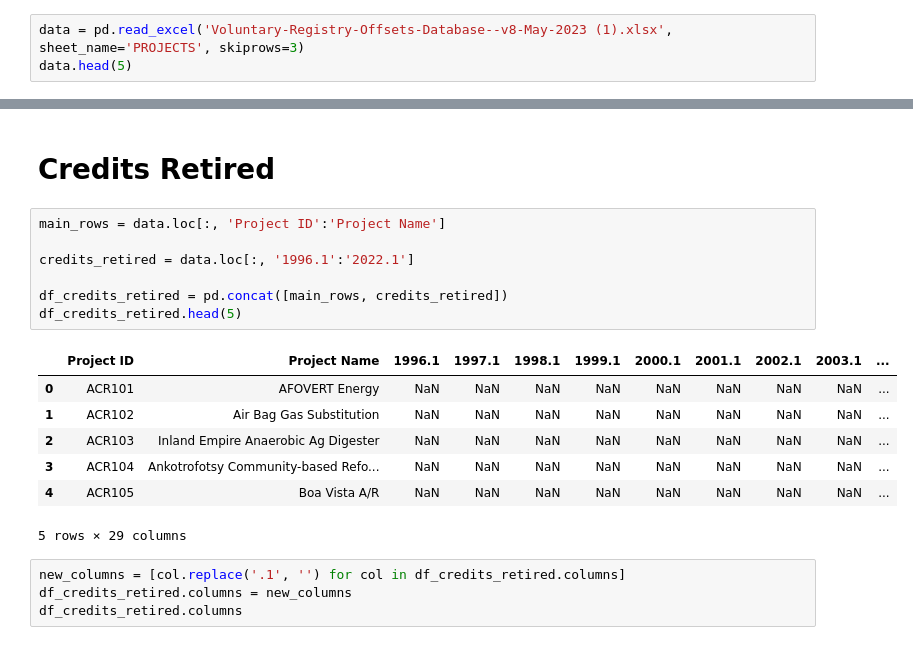
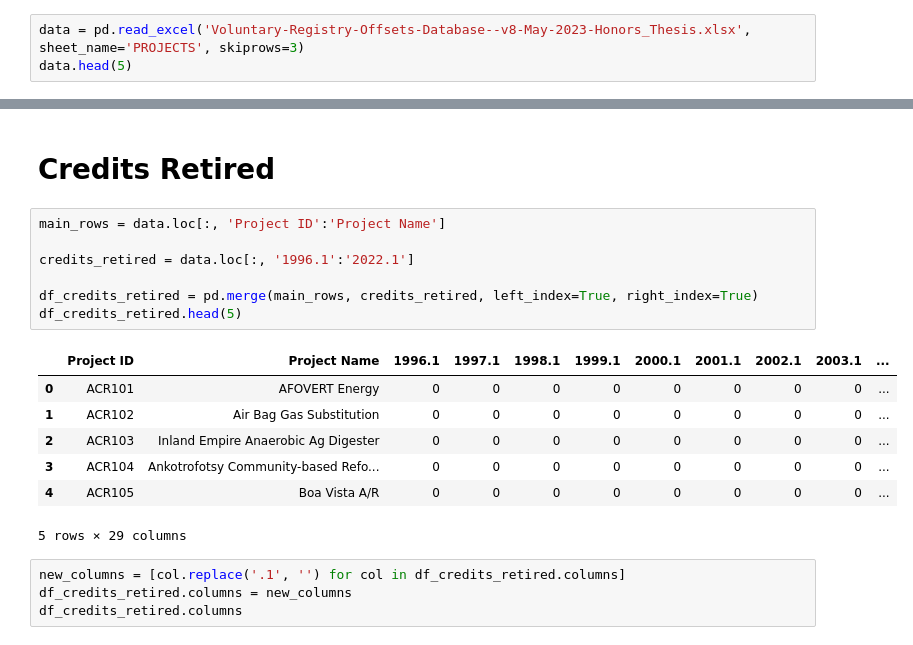
Before and after one commit to dkilleen428/honors_thesis, a Jupyter notebook: Main.ipynb, the cells around one changed output, grey strips where cells are left out. Drawn from its saved outputs; the diff is of its cells as text.

Commit message:
fixing data clean up

```diff
--- a/Main.ipynb
+++ b/Main.ipynb
@@ -28,7 +24,7 @@ Note: you may need to restart the kernel to use updated packages.
 # %% [markdown]
 ## Data Cleaning
 # %%
-data = pd.read_excel('Voluntary-Registry-Offsets-Database--v8-May-2023 (1).xlsx', sheet_name='PROJECTS', skiprows=3)
+data = pd.read_excel('Voluntary-Registry-Offsets-Database--v8-May-2023-Honors_Thesis.xlsx', sheet_name='PROJECTS', skiprows=3)
 data.head(5)
 # %% [output]
 |  | Project ID | Project Name | Voluntary Registry | ARB \nProject | Voluntary Status | Scope | Type | ... |
@@ -126,17 +120,17 @@ plt.show()
 # %%
 main_rows = data.loc[:, 'Project ID':'Project Name']
 
 credits_retired = data.loc[:, '1996.1':'2022.1']
 
-df_credits_retired = pd.concat([main_rows, credits_retired])
+df_credits_retired = pd.merge(main_rows, credits_retired, left_index=True, right_index=True)
 df_credits_retired.head(5)
 # %% [output]
 |  | Project ID | Project Name | 1996.1 | 1997.1 | 1998.1 | 1999.1 | 2000.1 | 2001.1 | 2002.1 | 2003.1 | ... |
-| 0 | ACR101 | AFOVERT Energy | NaN | NaN | NaN | NaN | NaN | NaN | NaN | NaN | ... |
-| 1 | ACR102 | Air Bag Gas Substitution | NaN | NaN | NaN | NaN | NaN | NaN | NaN | NaN | ... |
-| 2 | ACR103 | Inland Empire Anaerobic Ag Digester | NaN | NaN | NaN | NaN | NaN | NaN | NaN | NaN | ... |
-| 3 | ACR104 | Ankotrofotsy Community-based Refo... | NaN | NaN | NaN | NaN | NaN | NaN | NaN | NaN | ... |
-| 4 | ACR105 | Boa Vista A/R | NaN | NaN | NaN | NaN | NaN | NaN | NaN | NaN | ... |
+| 0 | ACR101 | AFOVERT Energy | 0 | 0 | 0 | 0 | 0 | 0 | 0 | 0 | ... |
+| 1 | ACR102 | Air Bag Gas Substitution | 0 | 0 | 0 | 0 | 0 | 0 | 0 | 0 | ... |
+| 2 | ACR103 | Inland Empire Anaerobic Ag Digester | 0 | 0 | 0 | 0 | 0 | 0 | 0 | 0 | ... |
+| 3 | ACR104 | Ankotrofotsy Community-based Refo... | 0 | 0 | 0 | 0 | 0 | 0 | 0 | 0 | ... |
+| 4 | ACR105 | Boa Vista A/R | 0 | 0 | 0 | 0 | 0 | 0 | 0 | 0 | ... |
 5 rows × 29 columns
 # %%
 new_columns = [col.replace('.1', '') for col in df_credits_retired.columns]
```
Also changed, not shown: parts of 11 cells of this notebook, 1 other file.
